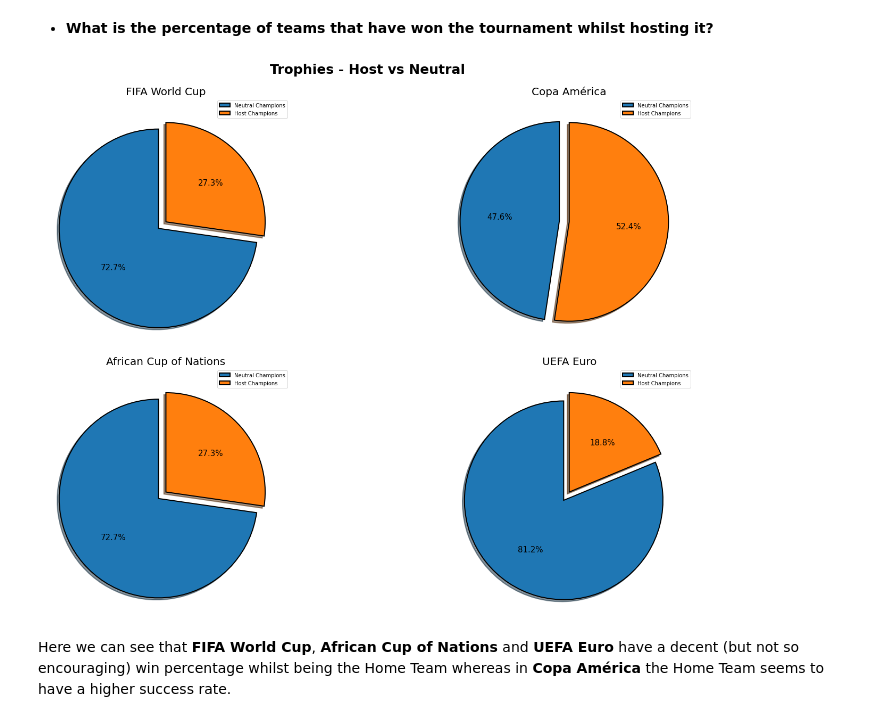
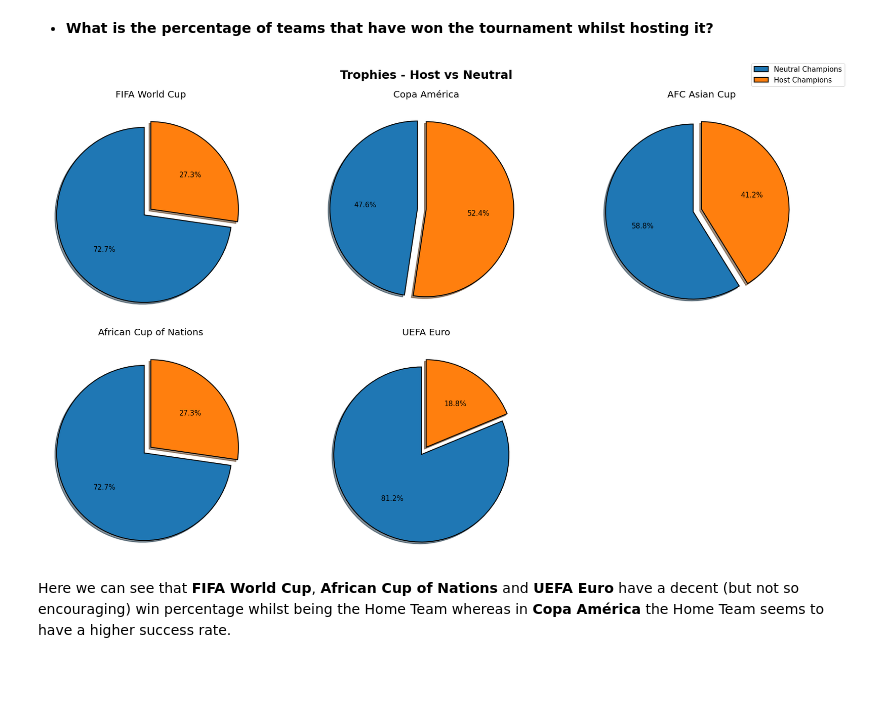
Before and after one commit to hamza-shakir/international-football-dashboard, a Jupyter notebook: visualizing-data-in-football.ipynb, the cells around one changed output. Drawn from its saved outputs; the diff is of its cells as text; code cells hidden in the pictures; blank space fills up the shorter version.

Commit message:
included asian_cup data in our analysis and finetuned graphs wherever necessary

```diff
--- a/visualizing-data-in-football.ipynb
+++ b/visualizing-data-in-football.ipynb
@@ -388,6 +389,7 @@ world_cup = rs.loc[rs['Tournament'] == 'FIFA World Cup']
 copa_america = rs.loc[rs['Tournament'] == 'Copa América']
 afcon = rs.loc[rs['Tournament'] == 'African Cup of Nations']
 euros = rs.loc[rs['Tournament'] == 'UEFA Euro']
+asian_cup = rs.loc[rs['Tournament'] == 'AFC Asian Cup']
 # %% [markdown]
 - **How have the number of goals scored across various editions varied?**
 # %%
@@ -785,31 +731,17 @@ Let's get a more specific visualisation as to how often do we see _Host Nations_
 # %%
 # preparing necessary elements to draw a piechart
 
-"""
-
-world_cup_neutral_champions_count = world_cup_champions_count - world_cup_host_champions_count
-copa_america_neutral_champions_count =copa_america_champions_count - copa_america_host_champions_count
-afcon_neutral_champions_count = afcon_champions_count - afcon_host_champions_count
-euros_neutral_champions_count = euros_champions_count - euros_host_champions_count
-
-world_cup_champions_arr = [sum(world_cup_neutral_champions_count), sum(world_cup_host_champions_count)]
-copa_america_champions_arr = [sum(copa_america_neutral_champions_count), sum(copa_america_host_champions_count)]
-afcon_champions_arr = [sum(afcon_neutral_champions_count), sum(afcon_host_champions_count)]
-euros_champions_arr = [sum(euros_neutral_champions_count), sum(euros_host_champions_count)]
-
-"""
-
 world_cup_neutral_champions_count = world_cup_champions_df['Trophies won overall'] - world_cup_champions_df['Trophies won as host']
 copa_america_neutral_champions_count = copa_america_champions_df['Trophies won overall'] - copa_america_champions_df['Trophies won as host']
+asian_cup_neutral_champions_count = asian_cup_champions_df['Trophies won overall'] - asian_cup_champions_df['Trophies won as host']
 afcon_neutral_champions_count = afcon_champions_df['Trophies won overall'] - afcon_champions_df['Trophies won as host']
 euros_neutral_champions_count = euros_champions_df['Trophies won overall'] - euros_champions_df['Trophies won as host']
 
 world_cup_champions_arr = [sum(world_cup_neutral_champions_count), sum(world_cup_champions_df['Trophies won as host'])]
 copa_america_champions_arr = [sum(copa_america_neutral_champions_count), sum(copa_america_champions_df['Trophies won as host'])]
+asian_cup_champions_arr = [sum(asian_cup_neutral_champions_count), sum(asian_cup_champions_df['Trophies won as host'])]
 afcon_champions_arr = [sum(afcon_neutral_champions_count), sum(afcon_champions_df['Trophies won as host'])]
 euros_champions_arr = [sum(euros_neutral_champions_count), sum(euros_champions_df['Trophies won as host'])]
-
-
 
 wp = {'edgecolor': 'black', 'linewidth': 2, 'antialiased': True}
 
@@ -817,32 +749,36 @@ tp = {'fontsize' : 15}
 
 ex = (0.1, 0.0)
 # %%
-# plotting pie charts to show the difference in success percentage between host countries and neutral countries
+# Plotting pie charts to show the difference in success percentage between host countries and neutral countries
+fig_hostvsneutral_trophies, axs = plt.subplots(2, 3, figsize=(25, 15))
 
-fig_hostvsneutral_trophies, axs = plt.subplots(2,2, figsize=(25,15))
+axs[0, 0].pie(world_cup_champions_arr, autopct='%1.1f%%', startangle=90, shadow=True, wedgeprops=wp, textprops=tp, explode=ex)
+axs[0, 1].pie(copa_america_champions_arr, autopct='%1.1f%%', startangle=90, shadow=True, wedgeprops=wp, textprops=tp, explode=ex)
+axs[0, 2].pie(asian_cup_champions_arr, autopct='%1.1f%%', startangle=90, shadow=True, wedgeprops=wp, textprops=tp, explode=ex)
+axs[1, 0].pie(afcon_champions_arr, autopct='%1.1f%%', startangle=90, shadow=True, wedgeprops=wp, textprops=tp, explode=ex)
+axs[1, 1].pie(euros_champions_arr, autopct='%1.1f%%', startangle=90, shadow=True, wedgeprops=wp, textprops=tp, explode=ex)
+axs[1,2].remove()  # This will remove the subplot in the second row and third column
 
-axs[0,0].pie(world_cup_champions_arr, autopct='%1.1f%%', startangle = 90, shadow = True, wedgeprops = wp, textprops = tp, explode = ex)
-axs[0,1].pie(copa_america_champions_arr, autopct='%1.1f%%', startangle = 90, shadow = True, wedgeprops = wp, textprops = tp, explode = ex)
-axs[1,0].pie(afcon_champions_arr, autopct='%1.1f%%', startangle = 90, shadow = True, wedgeprops = wp, textprops = tp, explode = ex)
-axs[1,1].pie(euros_champions_arr, autopct='%1.1f%%', startangle = 90, shadow = True, wedgeprops = wp, textprops = tp, explode = ex)
+# Create a common super legend to the right of the subplots
+common_legend = fig_hostvsneutral_trophies.legend(['Neutral Champions', 'Host Champions'], loc='upper right', fontsize=15)
 
-axs[0,0].set_title('FIFA World Cup', fontsize = 20)
-axs[0,1].set_title('Copa América', fontsize = 20)
-axs[1,0].set_title('African Cup of Nations', fontsize = 20)
-axs[1,1].set_title('UEFA Euro', fontsize = 20)
+# Set titles for subplots
+axs[0, 0].set_title('FIFA World Cup', fontsize=20)
+axs[0, 1].set_title('Copa América', fontsize=20)
+axs[0, 2].set_title('AFC Asian Cup', fontsize=20)
+axs[1, 0].set_title('African Cup of Nations', fontsize=20)
+axs[1, 1].set_title('UEFA Euro', fontsize=20)
 
-axs[0,0].legend(['Neutral Champions', 'Host Champions'])
-axs[0,1].legend(['Neutral Champions', 'Host Champions'])
-axs[1,0].legend(['Neutral Champions', 'Host Champions'])
-axs[1,1].legend(['Neutral Champions', 'Host Champions'])
+# Add super title
+plt.suptitle('Trophies - Host vs Neutral', fontweight='bold', fontsize=25)
 
-plt.suptitle('Trophies - Host vs Neutral', fontweight ='bold', fontsize = 25)
+# Adjust layout
+fig_hostvsneutral_trophies.tight_layout(pad=2)
 
-fig_hostvsneutral_trophies.tight_layout(pad = 2)
-
-#fig_hostvsneutral_trophies.savefig('Host vs Neutral success comparison.png')
+# Save the figure
+# fig_hostvsneutral_trophies.savefig('Host vs Neutral success comparison.png')
 # %% [output]
-[figure, old version]
+[figure, new version]
 # %% [markdown]
 Here we can see that **FIFA World Cup**, **African Cup of Nations** and **UEFA Euro** have a decent (but not so encouraging) win percentage whilst being the Home Team whereas in **Copa América** the Home Team seems to have a higher success rate.
 # %% [markdown]
```
Also changed, not shown: parts of 19 cells of this notebook.
